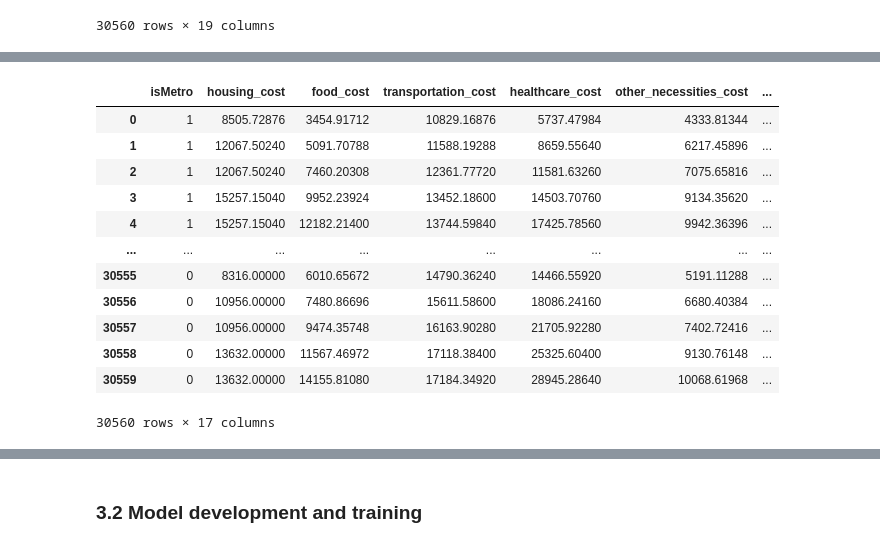
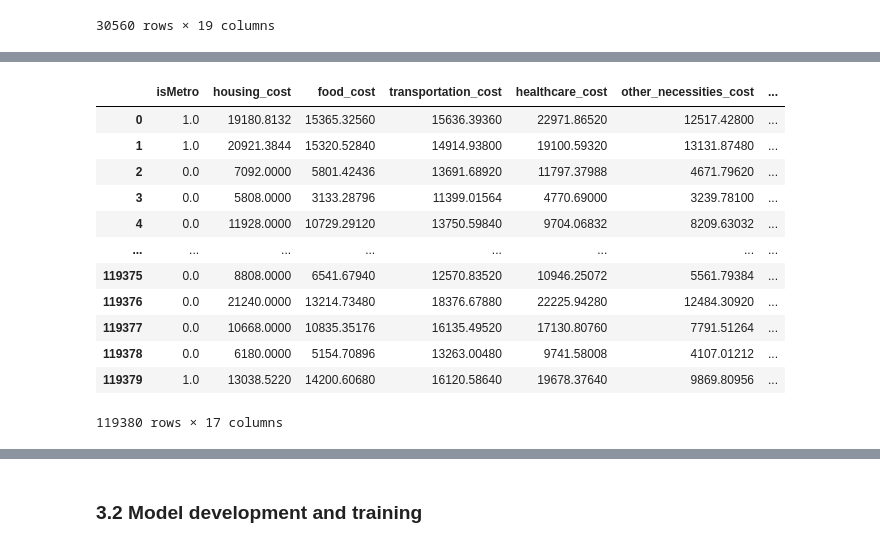
Before and after one commit to riasat-mahbub/ML_Final_Project, a Jupyter notebook: Project_Code_Template.ipynb, the cells around one changed output, grey strips where cells are left out. Drawn from its saved outputs; the diff is of its cells as text; code cells hidden in the pictures.

```diff
--- a/Project_Code_Template.ipynb
+++ b/Project_Code_Template.ipynb
@@ -322,24 +321,21 @@ df
 # %%
 class_counts_before = df['state'].value_counts()
+max_class_count = df['state'].value_counts().max()
 
-min_class_count = class_counts_before.min()
+oversampled_data = []
+for class_label, count in df['state'].value_counts().items():
+    class_data = df[df['state'] == class_label]
+    oversampled_data.append(class_data.sample(max_class_count, replace=True))
 
-undersampled_data = []
-for class_label, count in class_counts_before.items():
-    class_data = df[df['state'] == class_label]
-    undersampled_data.append(class_data.sample(min_class_count))
-
-df_undersampled = pd.concat(undersampled_data)
-
-class_counts_after = df_undersampled['state'].value_counts()
+df = pd.concat(oversampled_data)
 
 fig, axs = plt.subplots(1, 2, figsize=(12, 6))
 
 axs[0].pie(class_counts_before, labels=class_counts_before.index, autopct='%1.1f%%', startangle=140)
-axs[0].set_title('State Distribution Before Undersampling')
+axs[0].set_title('State Distribution Before Oversampling')
 
-axs[1].pie(class_counts_after, labels=class_counts_after.index, autopct='%1.1f%%', startangle=140)
-axs[1].set_title('State Distribution After Undersampling')
+axs[1].pie(df['state'].value_counts(), labels= df['state'].value_counts().index, autopct='%1.1f%%', startangle=140)
+axs[1].set_title('State Distribution After Oversampling')
 
 plt.show()
 # %% [output]
@@ -368,4 +385,0 @@ df
-# %%
-df['state'] = df['state'].apply(lambda x: bin(x)[2:])
-df['county'] = df['county'].apply(lambda x: bin(x)[2:])
-df
@@ -385,0 +386,3 @@ df
+# %%
+df = df.apply(pd.to_numeric)
+df
@@ -385,0 +403,3 @@ df
+# %%
+df = df.sample(frac=1).reset_index(drop=True)
+df
@@ -386,17 +437,18 @@ df
 # %%
 df_x = df.drop(columns=['state', 'county'])
+df_x = df_x.astype('float64')
 df_x
 # %% [output]
 |  | isMetro | housing_cost | food_cost | transportation_cost | healthcare_cost | other_necessities_cost | ... |
-| 0 | 1 | 8505.72876 | 3454.91712 | 10829.16876 | 5737.47984 | 4333.81344 | ... |
-| 1 | 1 | 12067.50240 | 5091.70788 | 11588.19288 | 8659.55640 | 6217.45896 | ... |
-| 2 | 1 | 12067.50240 | 7460.20308 | 12361.77720 | 11581.63260 | 7075.65816 | ... |
-| 3 | 1 | 15257.15040 | 9952.23924 | 13452.18600 | 14503.70760 | 9134.35620 | ... |
-| 4 | 1 | 15257.15040 | 12182.21400 | 13744.59840 | 17425.78560 | 9942.36396 | ... |
+| 0 | 1.0 | 19180.8132 | 15365.32560 | 15636.39360 | 22971.86520 | 12517.42800 | ... |
+| 1 | 1.0 | 20921.3844 | 15320.52840 | 14914.93800 | 19100.59320 | 13131.87480 | ... |
+| 2 | 0.0 | 7092.0000 | 5801.42436 | 13691.68920 | 11797.37988 | 4671.79620 | ... |
+| 3 | 0.0 | 5808.0000 | 3133.28796 | 11399.01564 | 4770.69000 | 3239.78100 | ... |
+| 4 | 0.0 | 11928.0000 | 10729.29120 | 13750.59840 | 9704.06832 | 8209.63032 | ... |
 | ... | ... | ... | ... | ... | ... | ... | ... |
-| 30555 | 0 | 8316.00000 | 6010.65672 | 14790.36240 | 14466.55920 | 5191.11288 | ... |
-| 30556 | 0 | 10956.00000 | 7480.86696 | 15611.58600 | 18086.24160 | 6680.40384 | ... |
-| 30557 | 0 | 10956.00000 | 9474.35748 | 16163.90280 | 21705.92280 | 7402.72416 | ... |
-| 30558 | 0 | 13632.00000 | 11567.46972 | 17118.38400 | 25325.60400 | 9130.76148 | ... |
-| 30559 | 0 | 13632.00000 | 14155.81080 | 17184.34920 | 28945.28640 | 10068.61968 | ... |
+| 119375 | 0.0 | 8808.0000 | 6541.67940 | 12570.83520 | 10946.25072 | 5561.79384 | ... |
+| 119376 | 0.0 | 21240.0000 | 13214.73480 | 18376.67880 | 22225.94280 | 12484.30920 | ... |
+| 119377 | 0.0 | 10668.0000 | 10835.35176 | 16135.49520 | 17130.80760 | 7791.51264 | ... |
+| 119378 | 0.0 | 6180.0000 | 5154.70896 | 13263.00480 | 9741.58008 | 4107.01212 | ... |
+| 119379 | 1.0 | 13038.5220 | 14200.60680 | 16120.58640 | 19678.37640 | 9869.80956 | ... |
-30560 rows × 17 columns
+119380 rows × 17 columns
```
Also changed, not shown: parts of 51 cells of this notebook.
